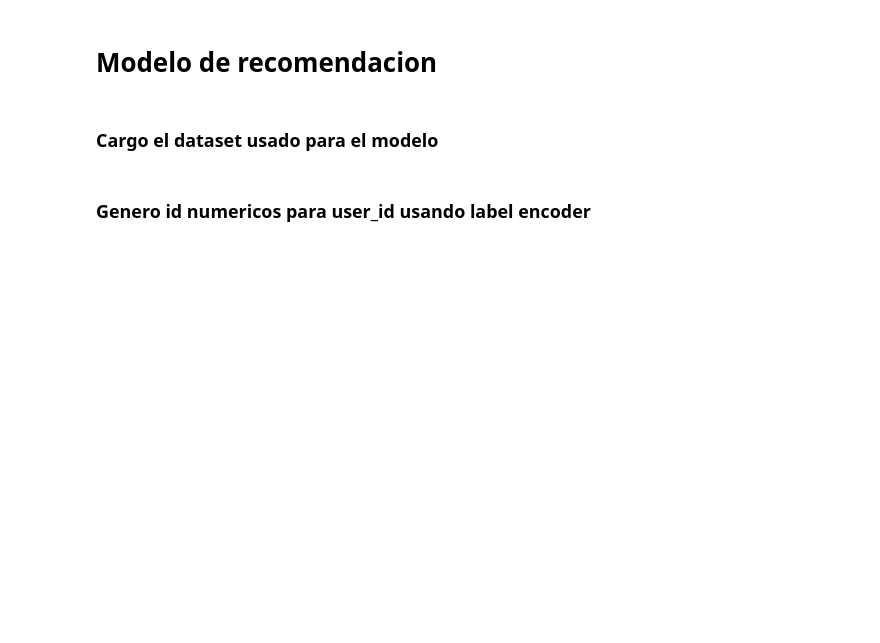
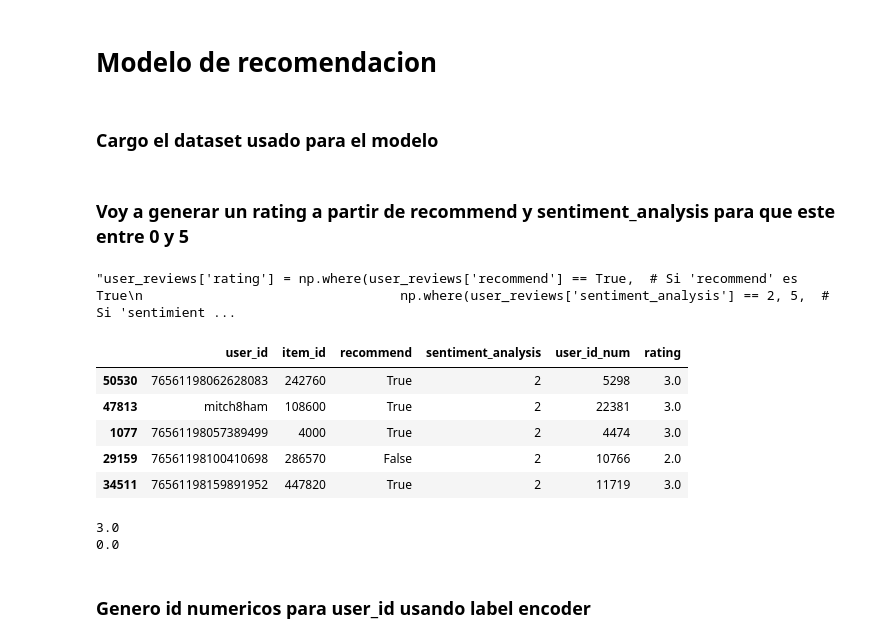
Before and after one commit to brunozenobio/PI_MLOps, a Jupyter notebook: EDA_preprocesamiento.ipynb, the cells around one changed output. Cells and saved outputs as stored; diff of their text form; code cells hidden in the pictures; blank space fills up the shorter version.

```diff
--- a/EDA_preprocesamiento.ipynb
+++ b/EDA_preprocesamiento.ipynb
@@ -155,7 +156,47 @@ user_reviews = pd.read_csv('./datasets/user_reviews.csv',usecols=['user_id','ite
 label_encoder = LabelEncoder()
 #elimino la columna user_id
 user_reviews['user_id_num'] = label_encoder.fit_transform(user_reviews['user_id'])
-user_reviews['rating'] = np.where(user_reviews['recommend'] == True,1 + user_reviews['sentiment_analysis'],user_reviews['sentiment_analysis']-1)
+# %% [markdown]
+### Voy a generar un rating a partir de recommend y sentiment_analysis para que este entre 0 y 5
+# %%
+for index, row in user_reviews.iterrows():
+    if (row[2] == 1) and (row[3] == 2):
+        user_reviews.at[index, 'rating'] = 3
+    elif (row[2] == 1) and (row[3] == 1):
+        user_reviews.at[index, 'rating'] = 2
+    elif (row[2] == 1) and (row[3] == 0):
+        user_reviews.at[index, 'rating'] = 1
+    elif (row[2] == 0) and (row[3] == 2):
+        user_reviews.at[index, 'rating'] = 2
+    elif (row[2] == 0) and (row[3] == 1):
+        user_reviews.at[index, 'rating'] = 1
+    elif (row[2] == 0) and (row[3] == 0):
+        user_reviews.at[index, 'rating'] = 0
+# %%
+"""user_reviews['rating'] = np.where(user_reviews['recommend'] == True,  # Si 'recommend' es True
+                                 np.where(user_reviews['sentiment_analysis'] == 2, 5,  # Si 'sentimiento' es positivo
+                                          np.where(user_reviews['sentiment_analysis'] == 1, 3,  # Si 'sentimiento' es neutro
+                                                   1)),  # Si 'sentimiento' es negativo cuando 'recommend' es True
+                                 np.where(user_reviews['sentiment_analysis'] == 2, 4,  # Si 'sentimiento' es positivo
+                                          np.where(user_reviews['sentiment_analysis'] == 1, 2,  # Si 'sentimiento' es neutro
+                                                   0)))  # Si 'sentimiento' es negativo cuando 'recommend' es False"""
+# %% [output]
+"user_reviews['rating'] = np.where(user_reviews['recommend'] == True,  # Si 'recommend' es True\n                                 np.where(user_reviews['sentiment_analysis'] == 2, 5,  # Si 'sentimient ...
+# %%
+user_reviews.sample(5)
+# %% [output]
+|  | user_id | item_id | recommend | sentiment_analysis | user_id_num | rating |
+| 50530 | 76561198062628083 | 242760 | True | 2 | 5298 | 3.0 |
+| 47813 | mitch8ham | 108600 | True | 2 | 22381 | 3.0 |
+| 1077 | 76561198057389499 | 4000 | True | 2 | 4474 | 3.0 |
+| 29159 | 76561198100410698 | 286570 | False | 2 | 10766 | 2.0 |
+| 34511 | 76561198159891952 | 447820 | True | 2 | 11719 | 3.0 |
+# %%
+print(user_reviews['rating'].max())
+print(user_reviews['rating'].min())
+# %% [output]
+3.0
+0.0
 # %% [markdown]
 ### Genero id numericos para user_id usando label encoder
 # %%
```
Also changed, not shown: parts of 8 cells of this notebook, 4 other files.
